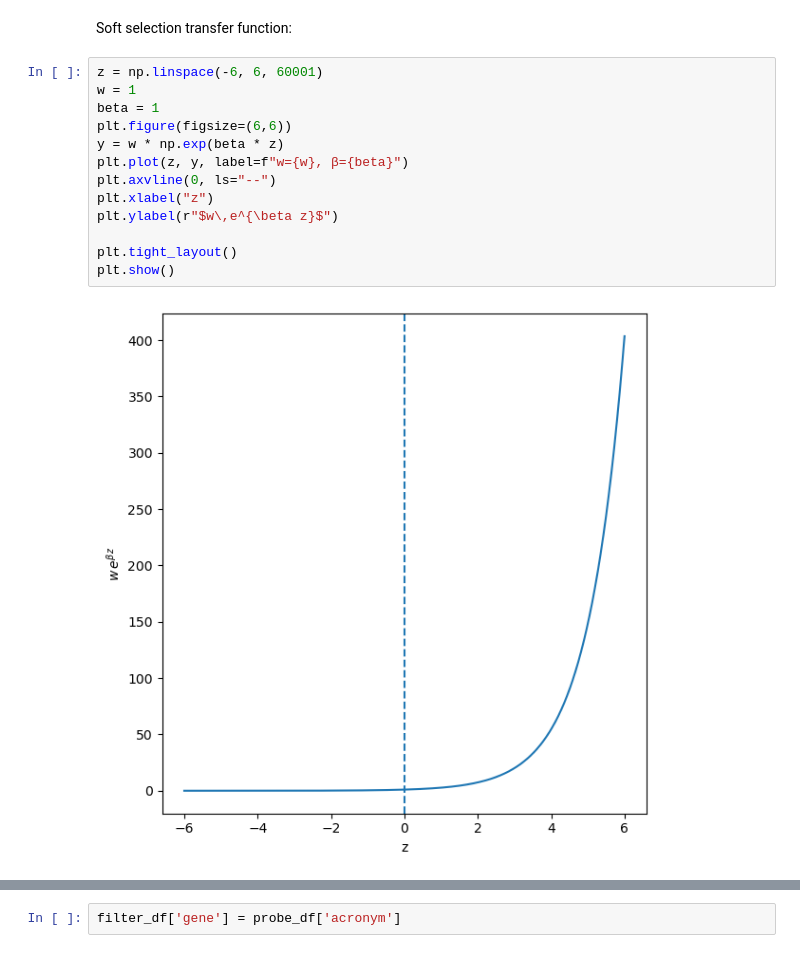
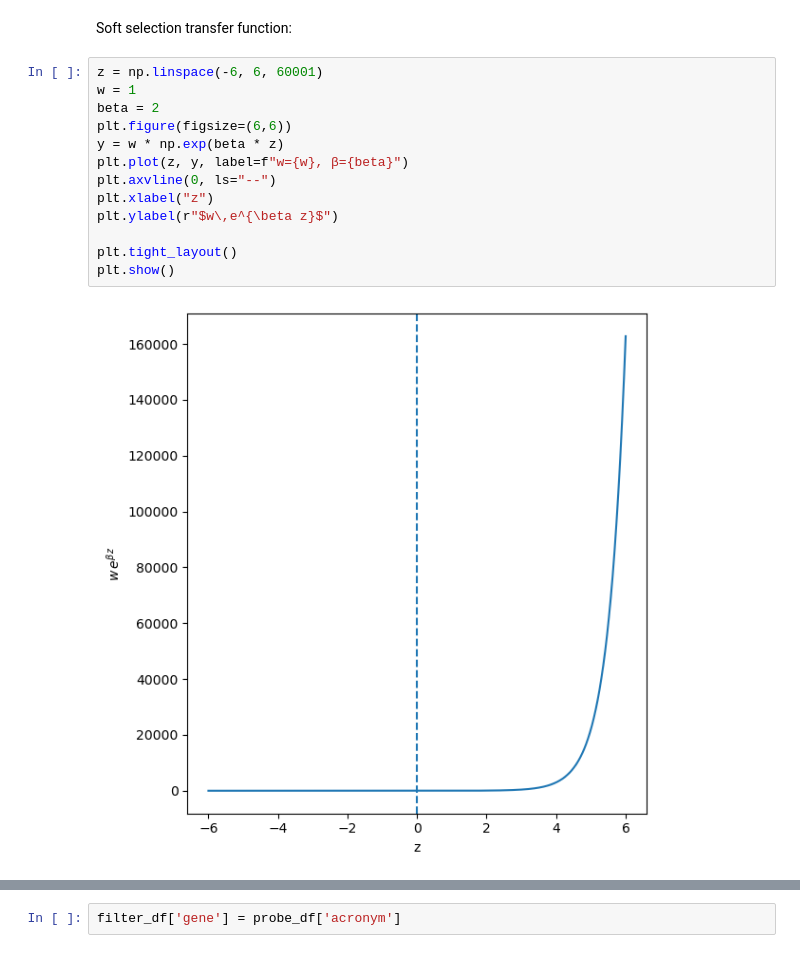
Before and after one commit to cici-xingyu-zheng/receptor_probe_filtering, a Jupyter notebook: filtering_all.ipynb, the cells around one changed output, grey strips where cells are left out. Cells and saved outputs as stored; diff of their text form.

```diff
--- a/filtering_all.ipynb
+++ b/filtering_all.ipynb
@@ -411,18 +414,18 @@ Soft selection transfer function:
 # %%
 z = np.linspace(-6, 6, 60001)
 w = 1
-beta = 1
+beta = 2
 plt.figure(figsize=(6,6))
 y = w * np.exp(beta * z)
 plt.plot(z, y, label=f"w={w}, β={beta}")
 plt.axvline(0, ls="--")
 plt.xlabel("z")
 plt.ylabel(r"$w\,e^{\beta z}$")
 
 plt.tight_layout()
 plt.show()
 # %% [output]
-[figure, old version]
+[figure, new version]
 # %%
 # columns already in filter_df:
 col_dict = {
```
Also changed, not shown: parts of 8 cells of this notebook, 2 other files.
